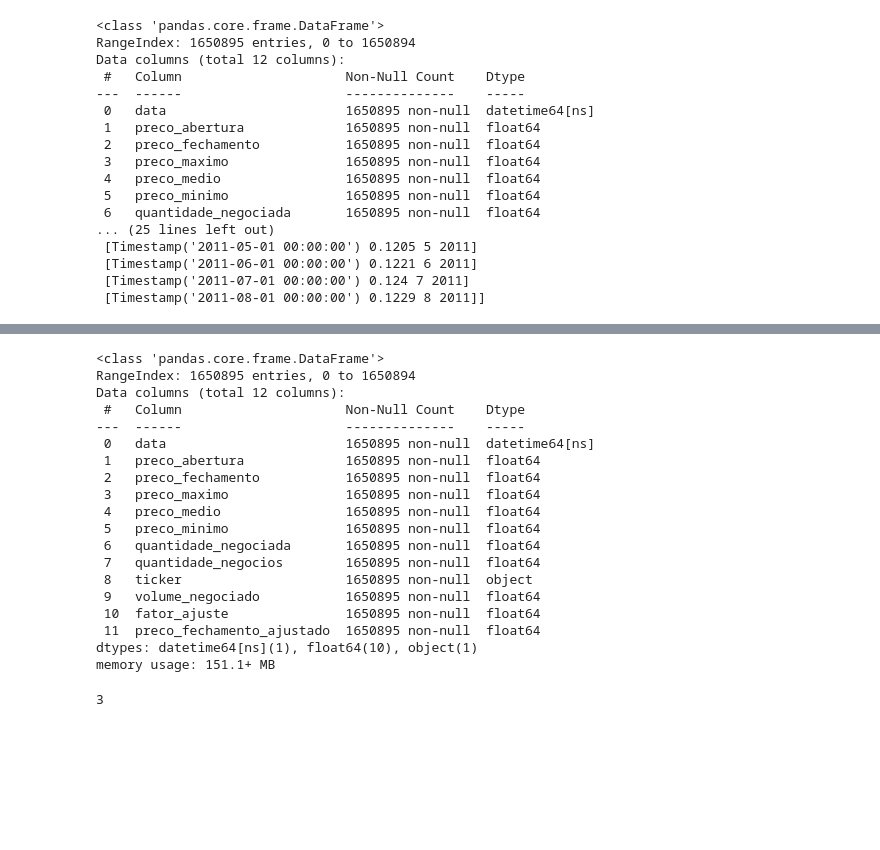
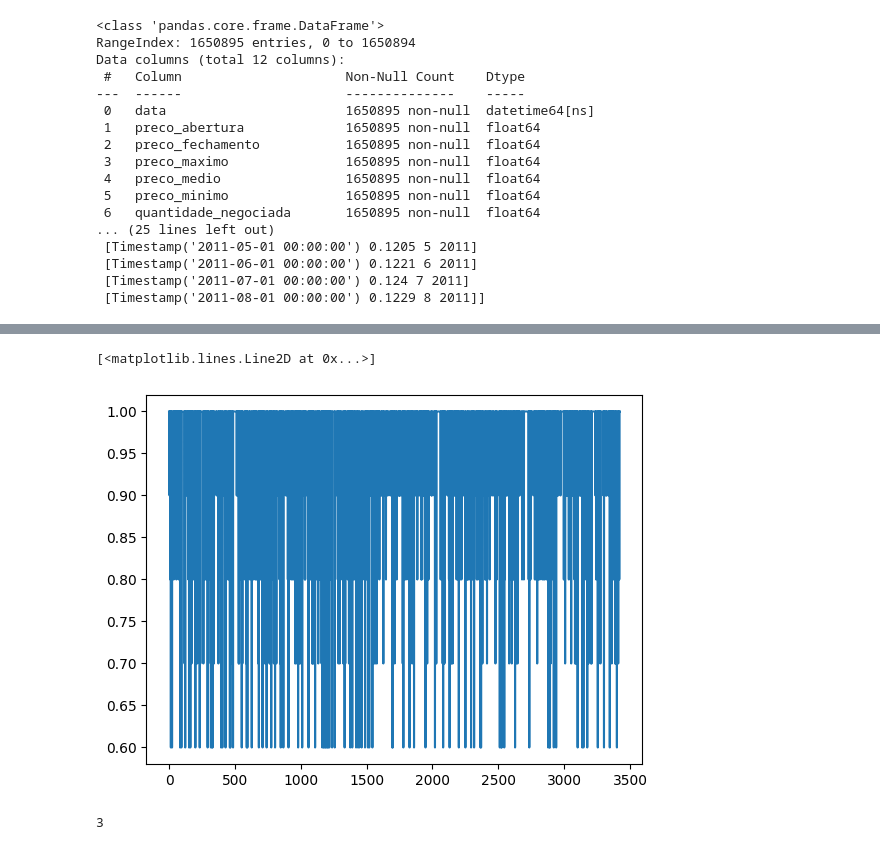
Before and after one commit to gassuncao27/quant_research_2023, a Jupyter notebook: model_tests2.ipynb, the cells around one changed output, grey strips where cells are left out. Cells and saved outputs as stored; diff of their text form; code cells hidden in the pictures; blank space fills up the shorter version.

```diff
--- a/model_tests2.ipynb
+++ b/model_tests2.ipynb
@@ -81,8 +81,8 @@ portfolio_liquidez = pd.read_csv('portfolio_quant.csv', delimiter=',', header=No
 # tickers_strategy = valores_unicos_df(portfolio_liquidez)
 portfolio_liquidez.tail(5)
 portfolio_liquidez.shape
-portfolio_liquidez = portfolio_liquidez.iloc[:, 0:5]
+# portfolio_liquidez = portfolio_liquidez.iloc[:, 0:5]
 portfolio_liquidez['Ano'] = portfolio_liquidez[0].apply(extrair_ano)
 portfolio_liquidez['Mes'] = portfolio_liquidez[0].apply(extrair_apos_hifen)
 tickers_strategy = valores_unicos_df(portfolio_liquidez)
-portfolio_liquidez.head(5)
+# portfolio_liquidez.head(5)
@@ -210,25 +214,8 @@ Ação 3 : VALE3
-# %%
-df.info()
-# %% [output]
-<class 'pandas.core.frame.DataFrame'>
-RangeIndex: 1650895 entries, 0 to 1650894
-Data columns (total 12 columns):
- #   Column                     Non-Null Count    Dtype
----  ------                     --------------    -----
- 0   data                       1650895 non-null  datetime64[ns]
- 1   preco_abertura             1650895 non-null  float64
- 2   preco_fechamento           1650895 non-null  float64
- 3   preco_maximo               1650895 non-null  float64
- 4   preco_medio                1650895 non-null  float64
- 5   preco_minimo               1650895 non-null  float64
- 6   quantidade_negociada       1650895 non-null  float64
- 7   quantidade_negocios        1650895 non-null  float64
- 8   ticker                     1650895 non-null  object
- 9   volume_negociado           1650895 non-null  float64
- 10  fator_ajuste               1650895 non-null  float64
- 11  preco_fechamento_ajustado  1650895 non-null  float64
-dtypes: datetime64[ns](1), float64(10), object(1)
-memory usage: 151.1+ MB
+# %%
+plt.plot(capital_alocacao[:,-1])
+# %% [output]
+[<matplotlib.lines.Line2D at 0x...>]
+[figure, added]
 # %%
 print(stock_data.tickers.index('PETR4'))
 stock_data.price_matrix[-1, stock_data.tickers.index('PETR4')]
```
Also changed, not shown: parts of 7 cells of this notebook.
